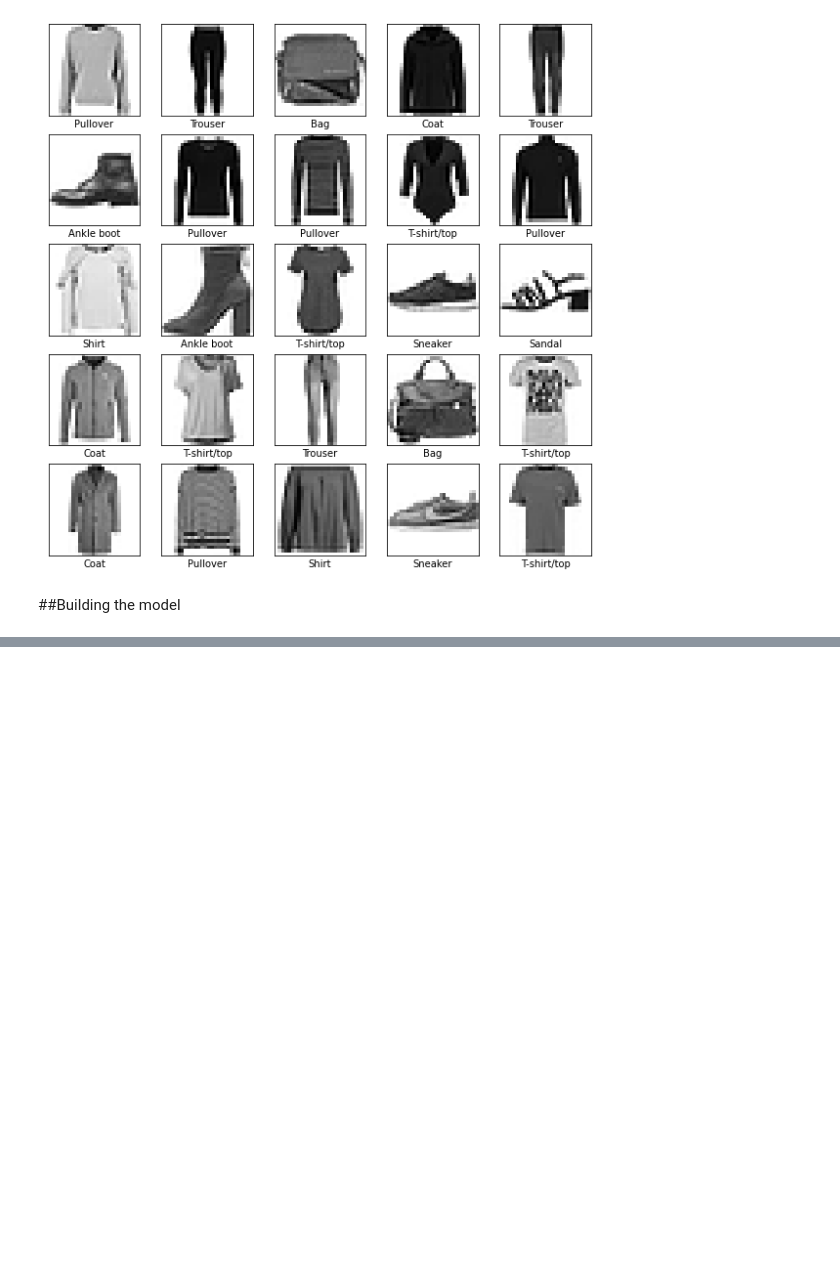
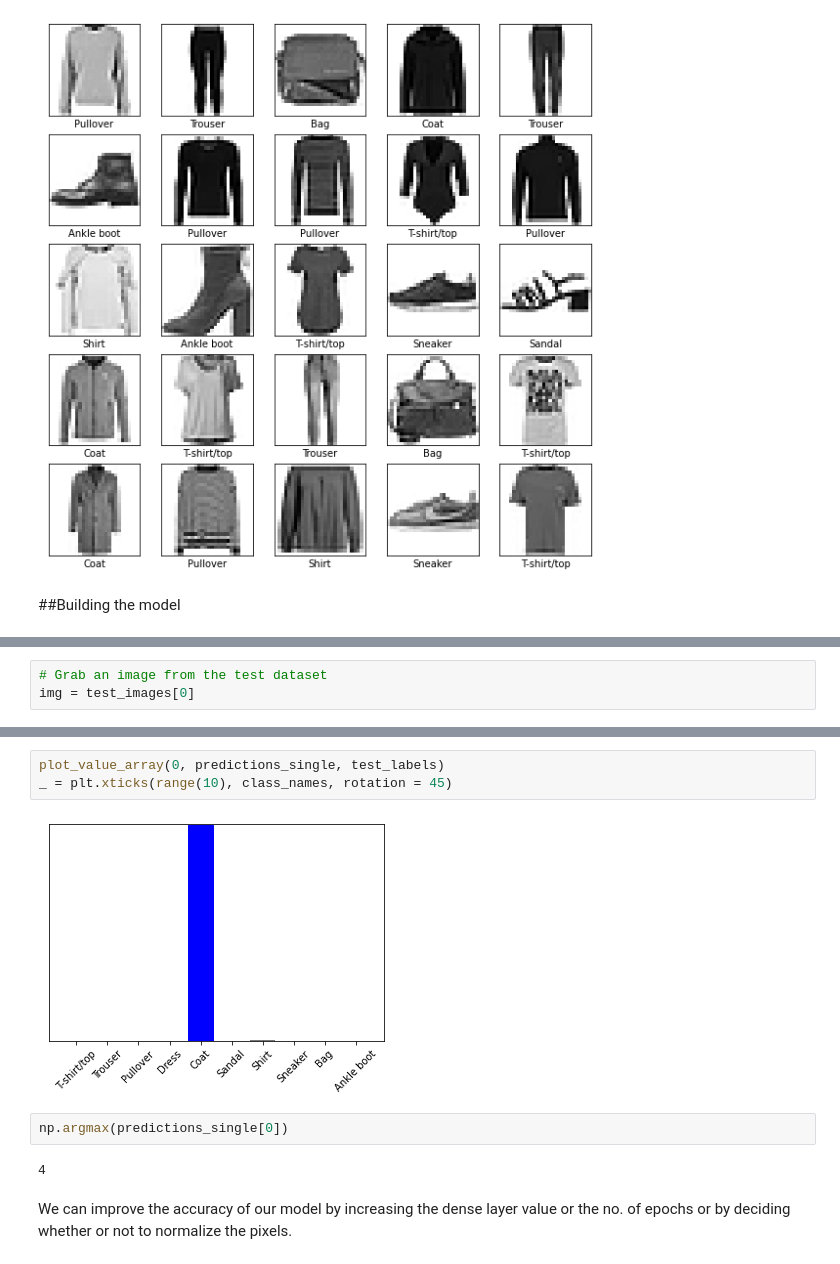
Before and after one commit to SonuDash/test_codes, a Jupyter notebook: fashion_mnist.ipynb, the cells around one changed output, grey strips where cells are left out. Drawn from its saved outputs; the diff is of its cells as text; blank space fills up the shorter version.

```diff
--- a/fashion_mnist.ipynb
+++ b/fashion_mnist.ipynb
@@ -115,0 +258,3 @@ plt.show()
+# %%
+# Grab an image from the test dataset
+img = test_images[0]
@@ -115,0 +277,11 @@ plt.show()
+# %%
+plot_value_array(0, predictions_single, test_labels)
+_ = plt.xticks(range(10), class_names, rotation = 45)
+# %% [output]
+[figure, added]
+# %%
+np.argmax(predictions_single[0])
+# %% [output]
+4
+# %% [markdown]
+We can improve the accuracy of our model by increasing the dense layer value or the no. of epochs or by deciding whether or not to normalize the pixels.
```
Also changed, not shown: parts of 26 cells of this notebook.
